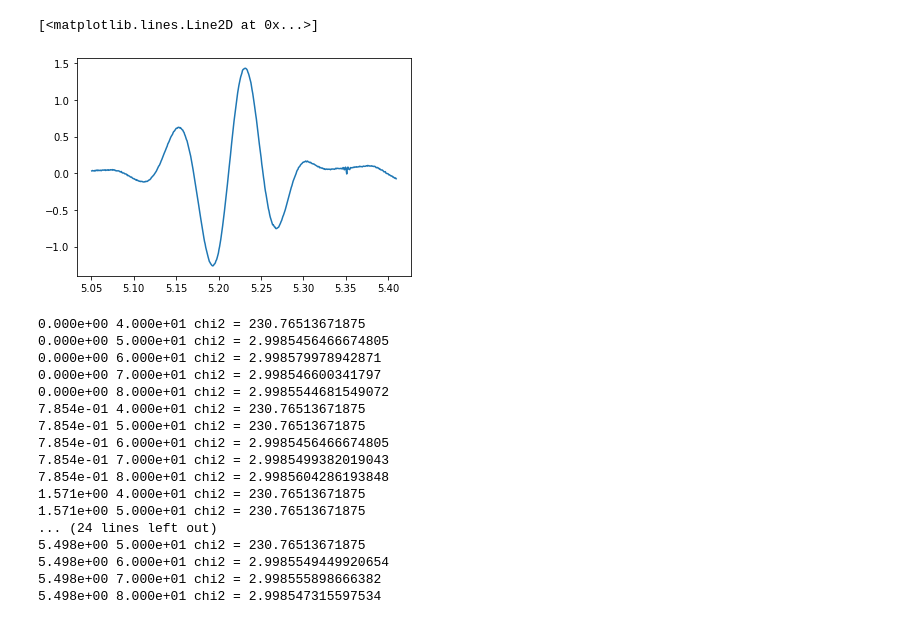
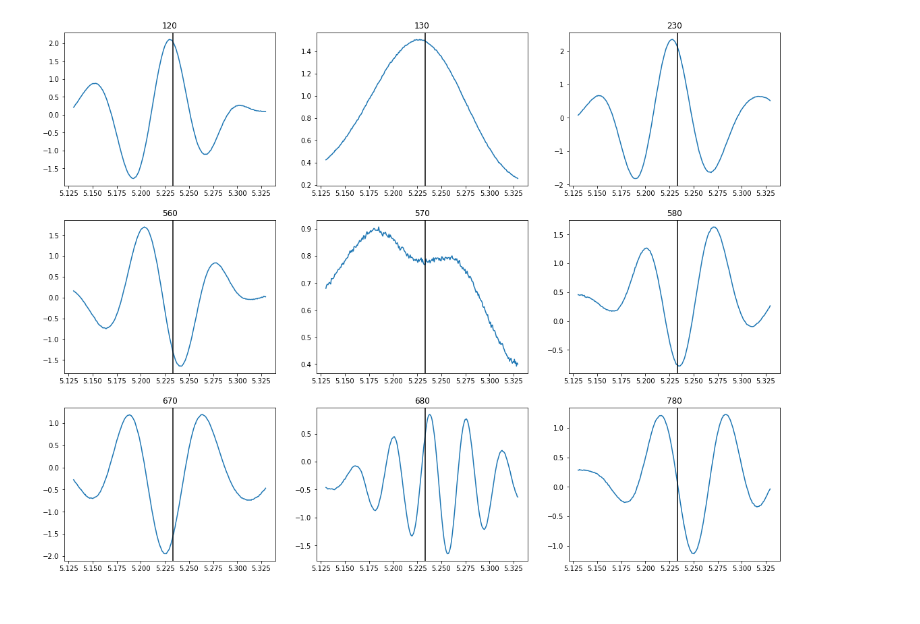
Before and after one commit to bmxdemo/bmxhacks, a Jupyter notebook: fringfit_toy.ipynb, the cells around one changed output. Cells and saved outputs as stored; diff of their text form; code cells hidden in the pictures.

```diff
--- a/fringfit_toy.ipynb
+++ b/fringfit_toy.ipynb
@@ -9,5 +10,0 @@ from scipy.optimize import basinhopping
-# %%
-#d = bmxobs.BMXObs("pas/210603_0600", channels="110,220,120")
-d1 = bmxobs.BMXObs("pas/210618_0500", channels="110,220,120")
-#d2 = bmxobs.BMXObs("pas/190425_0800", channels="110,220,120")
-#d3 = bmxobs.BMXObs("pas/210626_0400", channels="110,220,120")
@@ -14,5 +22,5 @@ d1 = bmxobs.BMXObs("pas/210618_0500", channels="110,220,120")
 # %%
-def get_cross_cut (D, fmin, fmax, ravg=10, ramin = 5.23-0.18, ramax=5.23+0.18, chan=120):
+def get_cross_cut (D, fmin, fmax, ravg=10, ramin = 5.23-0.1, ramax=5.23+0.1, chan=120):
     freqcut = np.where((D.freq[0]>fmin) & (D.freq[0]<fmax))[0]
     data = D[chan][:,freqcut]
     # average in freq
@@ -43,9 +36,34 @@ ra, data = get_cross_cut(d1,1102,1106)
-# %%
-# plt.plot(ra,np.imag(data))
-plt.plot(ra,np.real(data))
-# %% [output]
-[<matplotlib.lines.Line2D at 0x...>]
-[figure, removed]
+# %%
+ra, data = get_cross_cut(d1,1103,1107, chan=120)
+ra2, data2 = get_cross_cut(d1,1103,1107, chan=130)
+ra3, data3 = get_cross_cut(d1,1103,1107, chan=230)
+ra4, data4 = get_cross_cut(d1,1103,1107, chan=560)
+ra5, data5 = get_cross_cut(d1,1103,1107, chan=570)
+ra6, data6 = get_cross_cut(d1,1103,1107, chan=580)
+ra7, data7 = get_cross_cut(d1,1103,1107, chan=670)
+ra8, data8 = get_cross_cut(d1,1103,1107, chan=680)
+ra9, data9 = get_cross_cut(d1,1103,1107, chan=780)
+# %%
+# plt.plot(ra,np.imag(data))
+# plt.plot(ra,np.real(data))
+fig, axes = plt.subplots(nrows=3, ncols=3, figsize=(16,12))
+fig.tight_layout(pad=3)
+ind = np.array([[120, 130, 230],[560, 570, 580],[670, 680, 780]])
+
+set_data = np.array([[np.real(data), np.real(data2), np.real(data3)],
+                     [np.real(data4), np.real(data5), np.real(data6)],
+                     [np.real(data7), np.real(data8), np.real(data9)]])
+
+set_ra = np.array([[ra, ra2, ra3], [ra4, ra5, ra6], [ra7, ra8, ra9]])
+
+for row in range(3):
+    for col in range(3):
+        axes[row][col].plot(set_ra[row][col], set_data[row][col])
+
+        axes[row][col].axvline(5.233, color = 'black')
+        axes[row][col].set_title('{}'.format(ind[row][col]))
+# %% [output]
+[figure, added]
 # %%
 class Fitter:
     def __init__ (self, ra, data):
@@ -110,24 +128,3 @@ class Fitter:
         chi2 = (np.real(diff)**2).sum()+(np.imag(diff)**2).sum()
         #print(chi2)
         return chi2
-# %%
-f=Fitter(ra,data)
-f.robust_minimize(60)
-# %% [output]
-0.000e+00 4.000e+01 chi2 = 230.76513671875
-0.000e+00 5.000e+01 chi2 = 2.9985456466674805
-0.000e+00 6.000e+01 chi2 = 2.998579978942871
-0.000e+00 7.000e+01 chi2 = 2.998546600341797
-0.000e+00 8.000e+01 chi2 = 2.9985544681549072
-7.854e-01 4.000e+01 chi2 = 230.76513671875
-7.854e-01 5.000e+01 chi2 = 230.76513671875
-7.854e-01 6.000e+01 chi2 = 2.9985456466674805
-7.854e-01 7.000e+01 chi2 = 2.9985499382019043
-7.854e-01 8.000e+01 chi2 = 2.9985604286193848
-1.571e+00 4.000e+01 chi2 = 230.76513671875
-1.571e+00 5.000e+01 chi2 = 230.76513671875
-... (24 lines left out)
-5.498e+00 5.000e+01 chi2 = 230.76513671875
-5.498e+00 6.000e+01 chi2 = 2.9985549449920654
-5.498e+00 7.000e+01 chi2 = 2.998555898666382
-5.498e+00 8.000e+01 chi2 = 2.998547315597534
```
Also changed, not shown: parts of 16 cells of this notebook.
